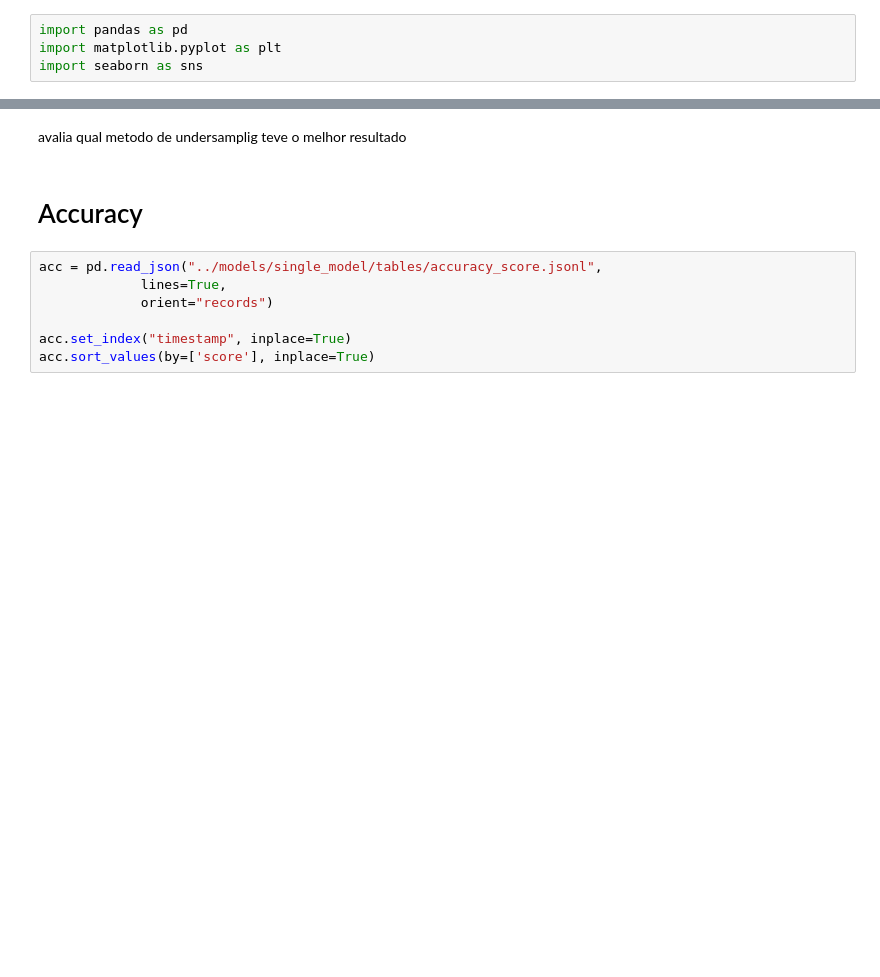
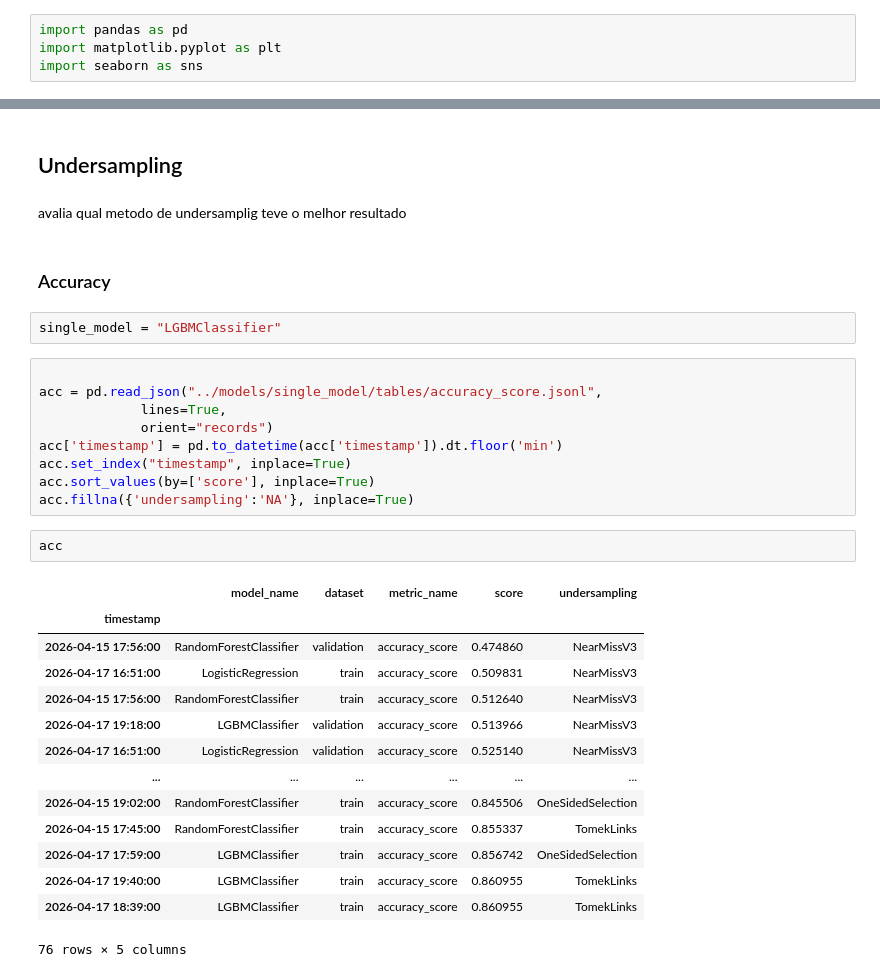
Before and after one commit to gustavoVferrari/kaggle, a Jupyter notebook: Classification/Titanic/notebooks/[4.0] Model Metrics.ipynb, the cells around one changed output, grey strips where cells are left out. Saved outputs shown, nothing was run; the diff lists cells and outputs as text; blank space fills up the shorter version.

```diff
--- a/Classification/Titanic/notebooks/[4.0] Model Metrics.ipynb
+++ b/Classification/Titanic/notebooks/[4.0] Model Metrics.ipynb
@@ -5,12 +7,35 @@ import seaborn as sns
+# %% [markdown]
+## Undersampling
 # %% [markdown]
 avalia qual metodo de undersamplig teve o melhor resultado
 # %% [markdown]
-# Accuracy
+### Accuracy
+# %%
+single_model = "LGBMClassifier"
 # %%
+
 acc = pd.read_json("../models/single_model/tables/accuracy_score.jsonl",
              lines=True,
              orient="records")
-
+acc['timestamp'] = pd.to_datetime(acc['timestamp']).dt.floor('min')
 acc.set_index("timestamp", inplace=True)
 acc.sort_values(by=['score'], inplace=True)
+acc.fillna({'undersampling':'NA'}, inplace=True)
+# %%
+acc
+# %% [output]
+|  | model_name | dataset | metric_name | score | undersampling |
+| timestamp |  |  |  |  |  |
+| 2026-04-15 17:56:00 | RandomForestClassifier | validation | accuracy_score | 0.474860 | NearMissV3 |
+| 2026-04-17 16:51:00 | LogisticRegression | train | accuracy_score | 0.509831 | NearMissV3 |
+| 2026-04-15 17:56:00 | RandomForestClassifier | train | accuracy_score | 0.512640 | NearMissV3 |
+| 2026-04-17 19:18:00 | LGBMClassifier | validation | accuracy_score | 0.513966 | NearMissV3 |
+| 2026-04-17 16:51:00 | LogisticRegression | validation | accuracy_score | 0.525140 | NearMissV3 |
+| ... | ... | ... | ... | ... | ... |
+| 2026-04-15 19:02:00 | RandomForestClassifier | train | accuracy_score | 0.845506 | OneSidedSelection |
+| 2026-04-15 17:45:00 | RandomForestClassifier | train | accuracy_score | 0.855337 | TomekLinks |
+| 2026-04-17 17:59:00 | LGBMClassifier | train | accuracy_score | 0.856742 | OneSidedSelection |
+| 2026-04-17 19:40:00 | LGBMClassifier | train | accuracy_score | 0.860955 | TomekLinks |
+| 2026-04-17 18:39:00 | LGBMClassifier | train | accuracy_score | 0.860955 | TomekLinks |
+76 rows × 5 columns
 # %%
```
Also changed, not shown: parts of 19 cells of this notebook, 7 other files.
